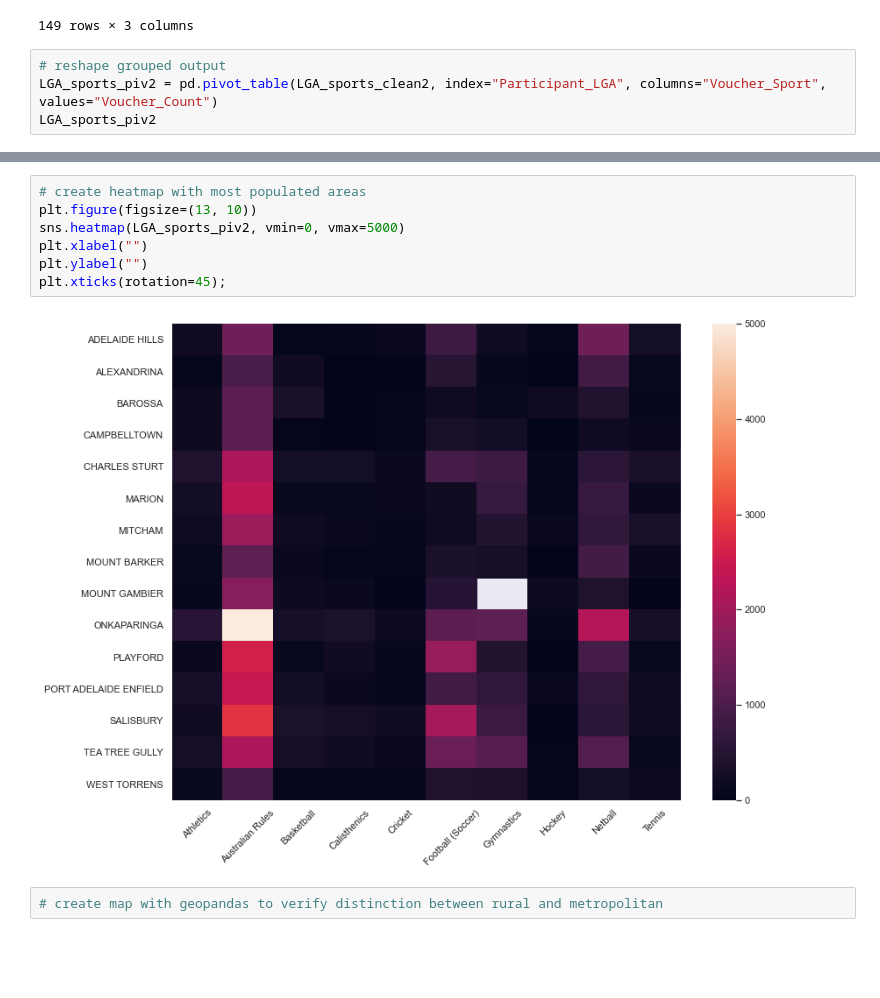
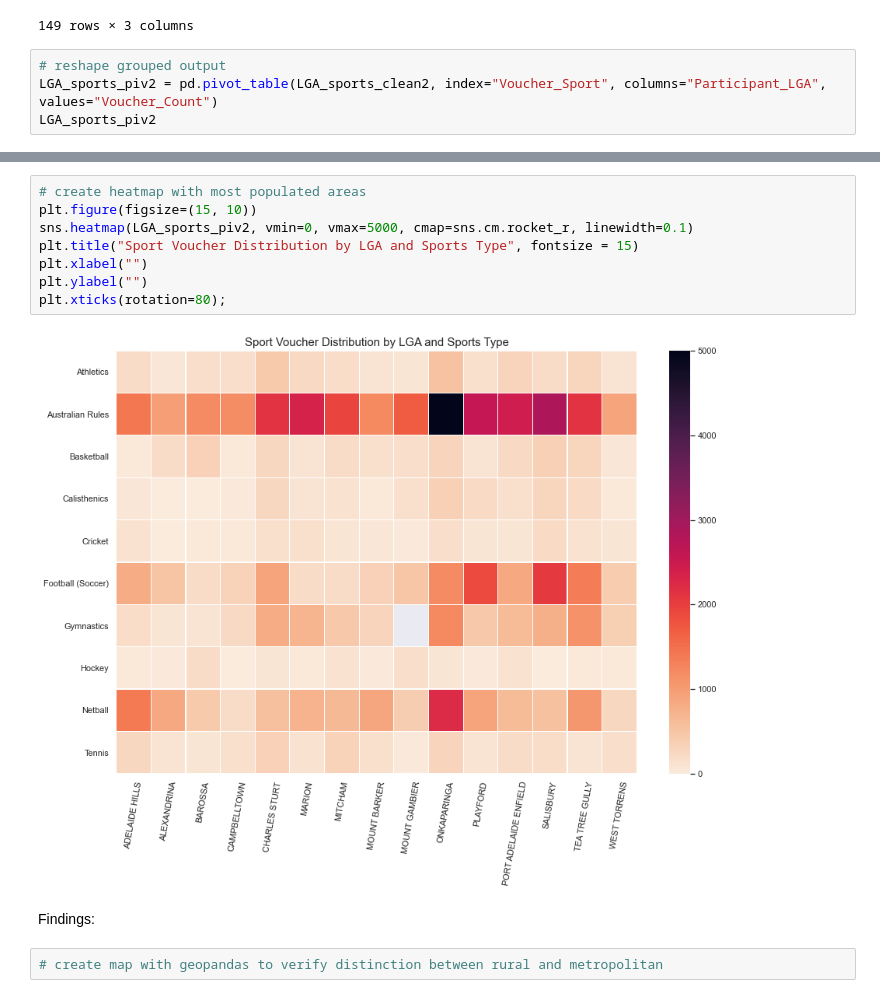
Before and after one commit to felix-rosenberger/Data-Science-Portfolio, a Jupyter notebook: Portfolio 2.ipynb, the cells around one changed output, grey strips where cells are left out. Cells and saved outputs as stored; diff of their text form; blank space fills up the shorter version.

Commit message:
more work on heatmap

```diff
--- a/Portfolio 2.ipynb
+++ b/Portfolio 2.ipynb
@@ -393,6 +394,6 @@ LGA_sports_clean2
 149 rows × 3 columns
 # %%
 # reshape grouped output
-LGA_sports_piv2 = pd.pivot_table(LGA_sports_clean2, index="Participant_LGA", columns="Voucher_Sport", values="Voucher_Count")
+LGA_sports_piv2 = pd.pivot_table(LGA_sports_clean2, index="Voucher_Sport", columns="Participant_LGA", values="Voucher_Count")
 LGA_sports_piv2
 # %% [output]
@@ -416,12 +412,15 @@ LGA_sports_piv2
 # %%
 # create heatmap with most populated areas
-plt.figure(figsize=(13, 10))
-sns.heatmap(LGA_sports_piv2, vmin=0, vmax=5000)
+plt.figure(figsize=(15, 10))
+sns.heatmap(LGA_sports_piv2, vmin=0, vmax=5000, cmap=sns.cm.rocket_r, linewidth=0.1)
+plt.title("Sport Voucher Distribution by LGA and Sports Type", fontsize = 15)
 plt.xlabel("")
 plt.ylabel("")
-plt.xticks(rotation=45);
+plt.xticks(rotation=80);
 # %% [output]
-[figure, old version]
+[figure, new version]
+# %% [markdown]
+Findings:
 # %%
 # create map with geopandas to verify distinction between rural and metropolitan
 # %% [markdown]
```
Also changed, not shown: parts of 9 cells of this notebook.
